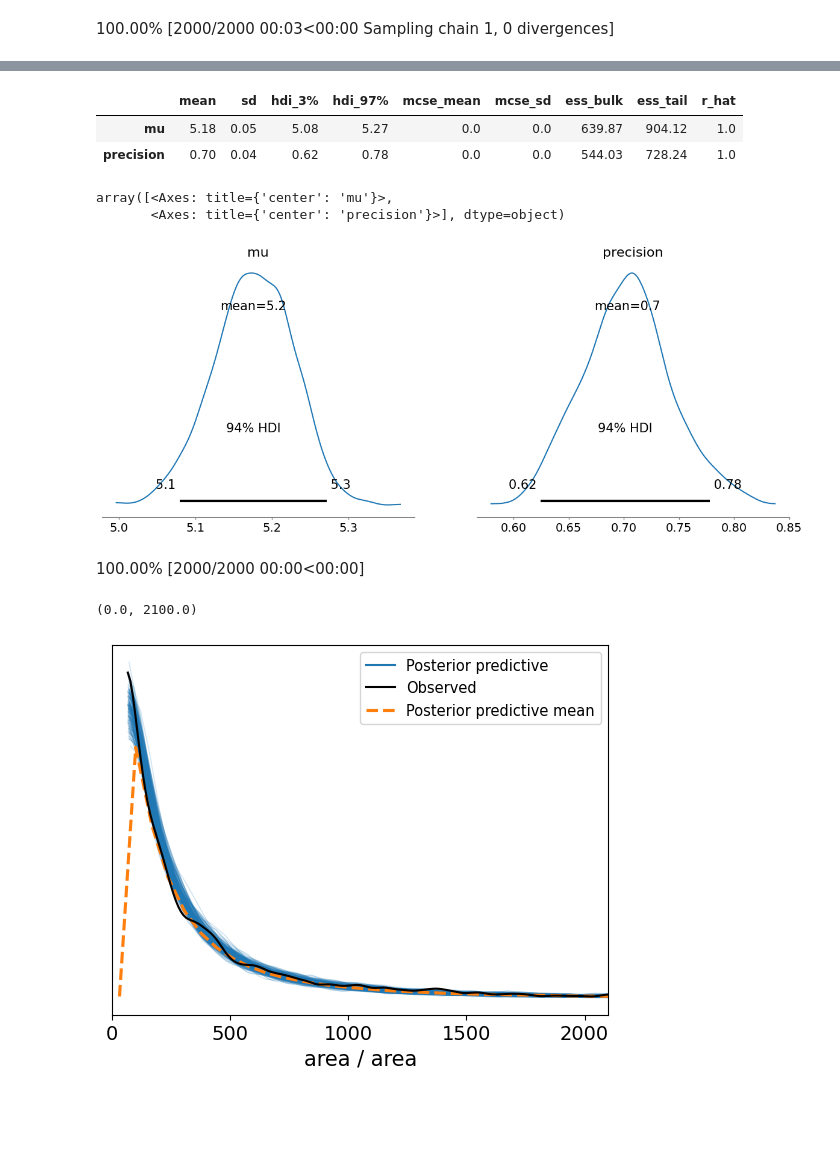
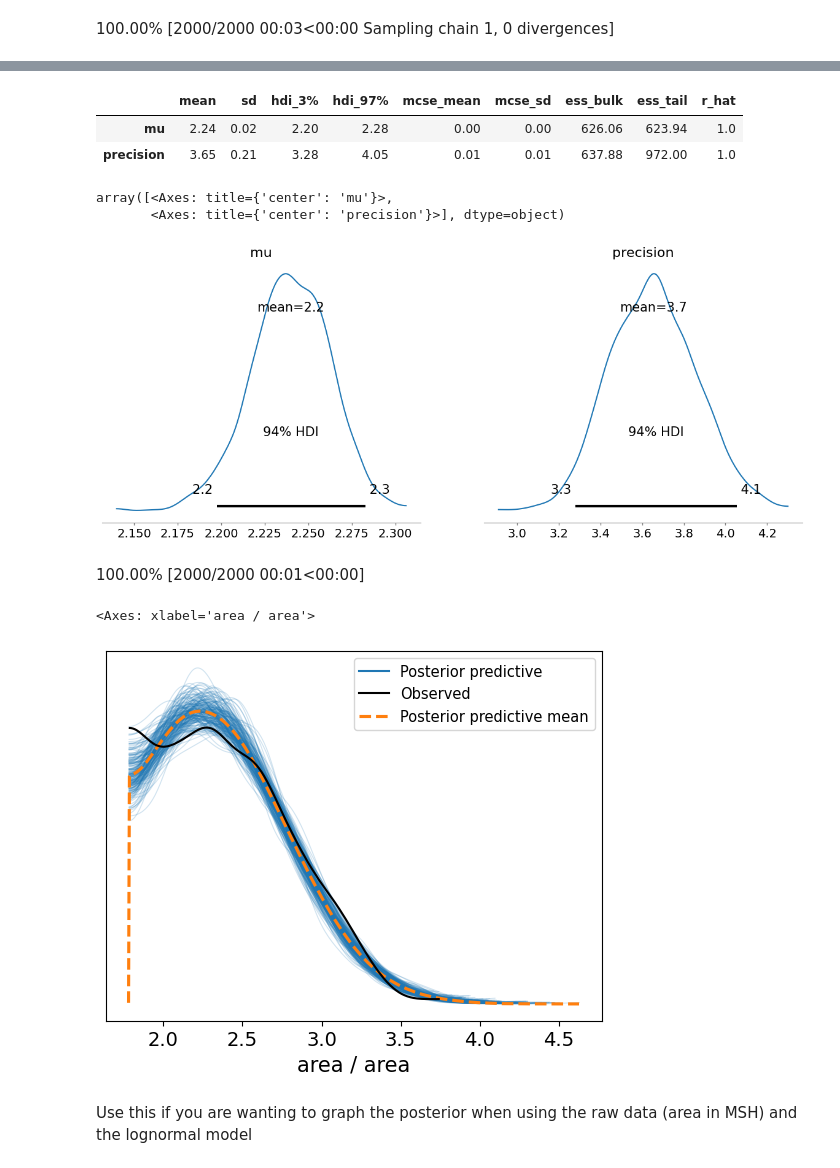
Before and after one commit to Raghuram-Veeramallu/Area-distribution-of-Sunspots, a Jupyter notebook: Project3_Group3_Data.ipynb, the cells around one changed output, grey strips where cells are left out. Saved outputs shown, nothing was run; the diff lists cells and outputs as text; code cells hidden in the pictures; blank space fills up the shorter version.

Commit message:
added scripts to graph the posteriors

```diff
--- a/Project3_Group3_Data.ipynb
+++ b/Project3_Group3_Data.ipynb
@@ -161,15 +161,15 @@ fig.show()
 # %%
 with pm.Model() as model:
   #data
-  x = pm.MutableData("observed area",whole_trunc)
+  x = pm.MutableData("observed area",logarea)
 
   #priors
   precision = pm.Gamma("precision",alpha=1,beta=1)
   mu = pm.Normal("mu",mu=0,tau=1/1000)
 
-  norm = pm.LogNormal.dist(mu=mu,tau=precision)
+  norm = pm.Normal.dist(mu=mu,tau=precision)
   #likelihood
-  Y = pm.Truncated("area",dist=norm,lower=60,observed=x)
+  Y = pm.Truncated("area",dist=norm,lower=1.78,observed=x)
 
 pm.model_to_graphviz(model)
 # %% [output]
@@ -191,25 +191,27 @@ array([[<Axes: title={'center': 'mu'}>, <Axes: title={'center': 'mu'}>],
 az.summary(trace,round_to=2)
 # %% [output]
 |  | mean | sd | hdi_3% | hdi_97% | mcse_mean | mcse_sd | ess_bulk | ess_tail | r_hat |
-| mu | 5.18 | 0.05 | 5.08 | 5.27 | 0.0 | 0.0 | 639.87 | 904.12 | 1.0 |
-| precision | 0.70 | 0.04 | 0.62 | 0.78 | 0.0 | 0.0 | 544.03 | 728.24 | 1.0 |
+| mu | 2.24 | 0.02 | 2.20 | 2.28 | 0.00 | 0.00 | 626.06 | 623.94 | 1.0 |
+| precision | 3.65 | 0.21 | 3.28 | 4.05 | 0.01 | 0.01 | 637.88 | 972.00 | 1.0 |
 # %%
 az.plot_posterior(trace)
 # %% [output]
 array([<Axes: title={'center': 'mu'}>,
        <Axes: title={'center': 'precision'}>], dtype=object)
-[figure, old version]
+[figure, new version]
 # %%
 with model:
     pm.sample_posterior_predictive(trace, extend_inferencedata=True)
 # %% [output]
-100.00% [2000/2000 00:00<00:00]
+100.00% [2000/2000 00:01<00:00]
 # %%
 az.plot_ppc(trace,num_pp_samples=200)
-plt.xlim(left=0,right=2100)
+# plt.xlim(left=0,right=2100)
 # %% [output]
-(0.0, 2100.0)
+<Axes: xlabel='area / area'>
-[figure, old version]
+[figure, new version]
+# %% [markdown]
+Use this if you are wanting to graph the posterior when using the raw data (area in MSH) and the lognormal model
 # %%
 def lognorm(x1,mu1,tau1):
   return 1/x1*np.sqrt(tau1/(2*np.pi))*np.exp(-tau1/2*(np.log(x1)-mu1)**2)
```
Also changed, not shown: parts of 6 cells of this notebook.
